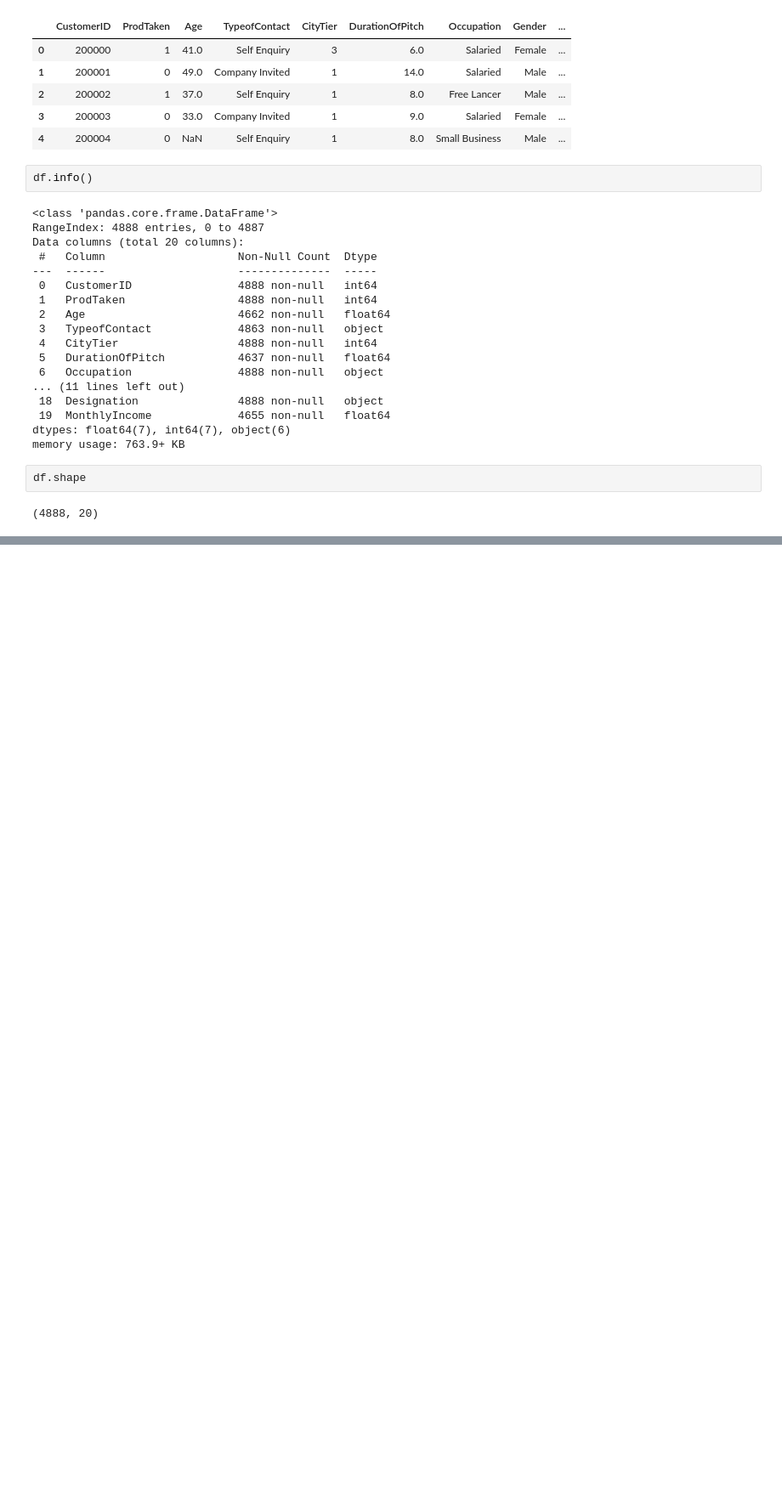
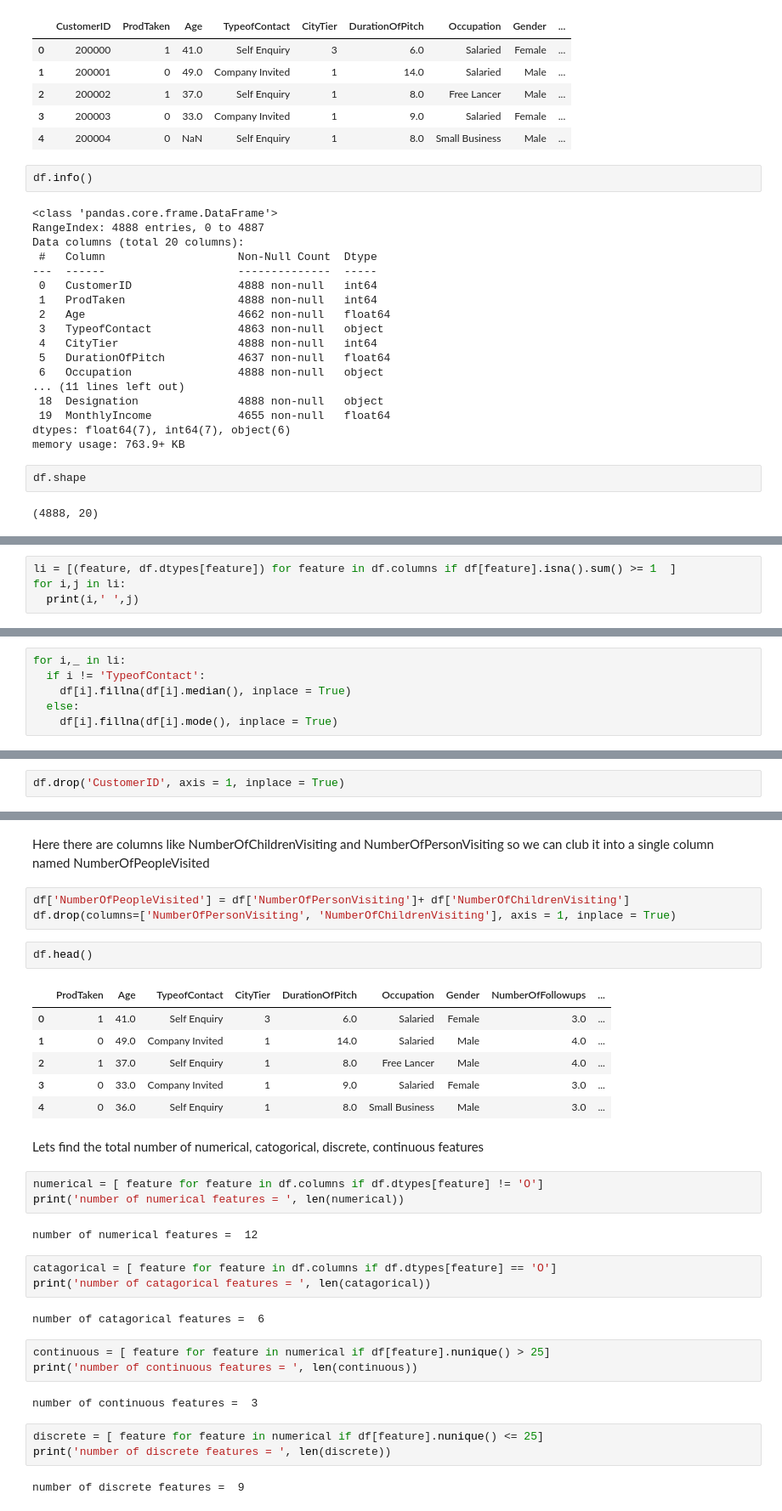
Before and after one commit to GOLISHYAMP/Colab_Notebooks, a Jupyter notebook: RandomForestClassifier.ipynb, the cells around one changed output, grey strips where cells are left out. Shown at 85% size. Drawn from its saved outputs; the diff is of its cells as text; blank space fills up the shorter version.

```diff
--- a/RandomForestClassifier.ipynb
+++ b/RandomForestClassifier.ipynb
@@ -46,0 +139,4 @@ df.shape
+# %%
+li = [(feature, df.dtypes[feature]) for feature in df.columns if df[feature].isna().sum() >= 1  ]
+for i,j in li:
+  print(i,' ',j)
@@ -46,0 +152,6 @@ df.shape
+# %%
+for i,_ in li:
+  if i != 'TypeofContact':
+    df[i].fillna(df[i].median(), inplace = True)
+  else:
+    df[i].fillna(df[i].mode(), inplace = True)
@@ -46,0 +181,2 @@ df.shape
+# %%
+df.drop('CustomerID', axis = 1, inplace = True)
@@ -46,0 +194,36 @@ df.shape
+# %% [markdown]
+Here there are columns like NumberOfChildrenVisiting and NumberOfPersonVisiting so we can club it into a single column named NumberOfPeopleVisited
+# %%
+df['NumberOfPeopleVisited'] = df['NumberOfPersonVisiting']+ df['NumberOfChildrenVisiting']
+df.drop(columns=['NumberOfPersonVisiting', 'NumberOfChildrenVisiting'], axis = 1, inplace = True)
+# %%
+df.head()
+# %% [output]
+|  | ProdTaken | Age | TypeofContact | CityTier | DurationOfPitch | Occupation | Gender | NumberOfFollowups | ... |
+| 0 | 1 | 41.0 | Self Enquiry | 3 | 6.0 | Salaried | Female | 3.0 | ... |
+| 1 | 0 | 49.0 | Company Invited | 1 | 14.0 | Salaried | Male | 4.0 | ... |
+| 2 | 1 | 37.0 | Self Enquiry | 1 | 8.0 | Free Lancer | Male | 4.0 | ... |
+| 3 | 0 | 33.0 | Company Invited | 1 | 9.0 | Salaried | Female | 3.0 | ... |
+| 4 | 0 | 36.0 | Self Enquiry | 1 | 8.0 | Small Business | Male | 3.0 | ... |
+# %% [markdown]
+Lets find the total number of numerical, catogorical, discrete, continuous features
+# %%
+numerical = [ feature for feature in df.columns if df.dtypes[feature] != 'O']
+print('number of numerical features = ', len(numerical))
+# %% [output]
+number of numerical features =  12
+# %%
+catagorical = [ feature for feature in df.columns if df.dtypes[feature] == 'O']
+print('number of catagorical features = ', len(catagorical))
+# %% [output]
+number of catagorical features =  6
+# %%
+continuous = [ feature for feature in numerical if df[feature].nunique() > 25]
+print('number of continuous features = ', len(continuous))
+# %% [output]
+number of continuous features =  3
+# %%
+discrete = [ feature for feature in numerical if df[feature].nunique() <= 25]
+print('number of discrete features = ', len(discrete))
+# %% [output]
+number of discrete features =  9
```
Also changed, not shown: parts of 33 cells of this notebook.
